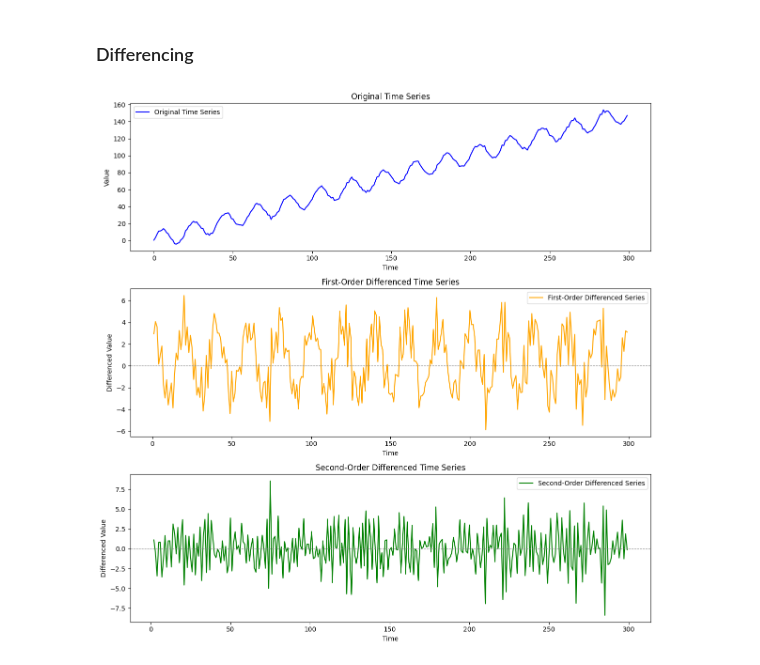
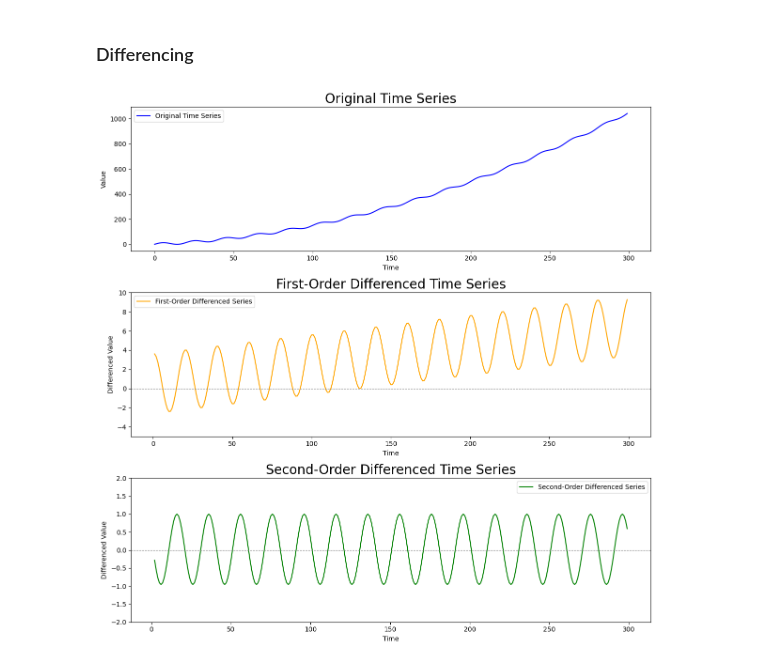
Before and after one commit to NetManAIOps/sktime, a Jupyter notebook: lectures/lec2/Time_Domain_Features.ipynb, the cells around one changed output. Saved outputs shown, nothing was run; the diff lists cells and outputs as text; code cells hidden in the pictures.

Commit message:
Update time domain features

```diff
--- a/lectures/lec2/Time_Domain_Features.ipynb
+++ b/lectures/lec2/Time_Domain_Features.ipynb
@@ -186,10 +202,10 @@ import matplotlib.pyplot as plt
 # Generate a synthetic time series with a clear trend and seasonality
 np.random.seed(42)
 time = np.arange(300)
-trend = 0.5 * time  # Linear trend
+trend = 0.5 * time + 0.01 * time ** 2  # Linear trend
 seasonality = 10 * np.sin(2 * np.pi * time / 20)  # Sinusoidal seasonality
 noise = np.random.normal(0, 1, 300)  # Random noise
-time_series = trend + seasonality + noise
+time_series = trend + seasonality
 
 # Perform first-order differencing
 differenced_series_1 = np.diff(time_series, n=1)
@@ -201,34 +217,34 @@ differenced_series_2 = np.diff(differenced_series_1, n=1)
 plt.figure(figsize=(12, 12))
 
 # Original time series
 plt.subplot(3, 1, 1)
 plt.plot(time, time_series, label='Original Time Series', color='blue')
 plt.title('Original Time Series', fontsize=20)
 plt.xlabel('Time')
 plt.ylabel('Value')
 plt.legend()
 
 # First-order differenced time series
 plt.subplot(3, 1, 2)
 plt.plot(time[1:], differenced_series_1, label='First-Order Differenced Series', color='orange')
 plt.axhline(0, color='gray', linestyle='--', linewidth=0.8)
 plt.title('First-Order Differenced Time Series', fontsize=20)
 plt.xlabel('Time')
 plt.ylabel('Differenced Value')
-plt.ylim(-160, 160)
+plt.ylim(-5, 10)
 plt.legend()
 
 # Second-order differenced time series
 plt.subplot(3, 1, 3)
 plt.plot(time[2:], differenced_series_2, label='Second-Order Differenced Series', color='green')
 plt.axhline(0, color='gray', linestyle='--', linewidth=0.8)
-plt.title('Second-Order Differenced Time Series')
+plt.title('Second-Order Differenced Time Series', fontsize=20)
 plt.xlabel('Time')
 plt.ylabel('Differenced Value')
-plt.ylim(-160, 160)
+plt.ylim(-2, 2)
 plt.legend()
 
 plt.tight_layout()
 plt.show()
 # %% [output]
-[figure, old version]
+[figure, new version]
```
Also changed, not shown: parts of 2 cells of this notebook, 1 other file.
